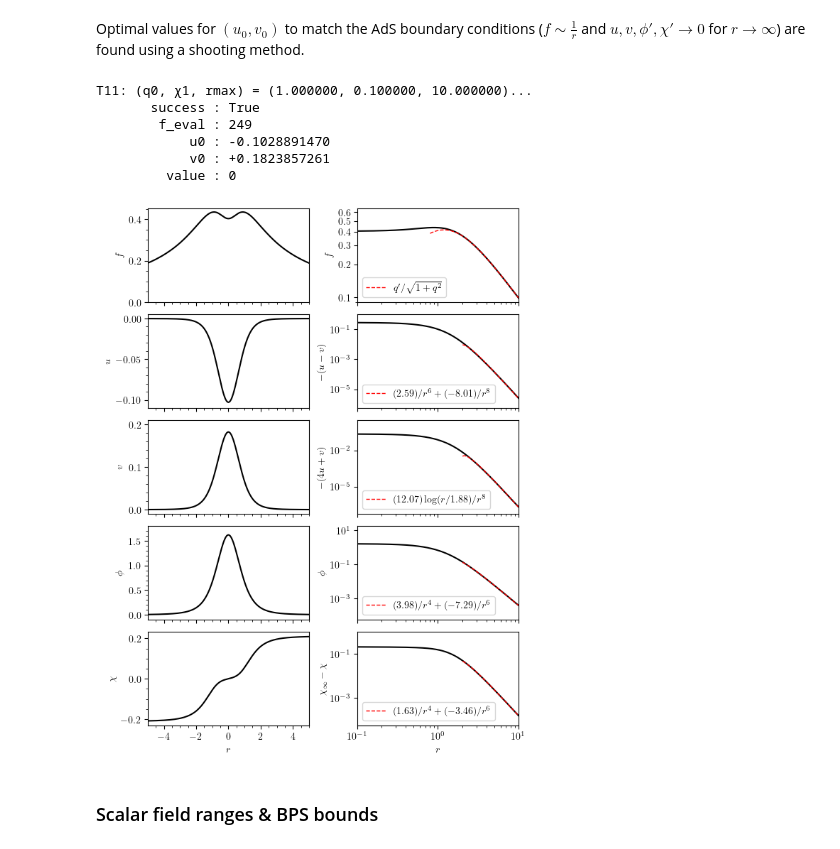
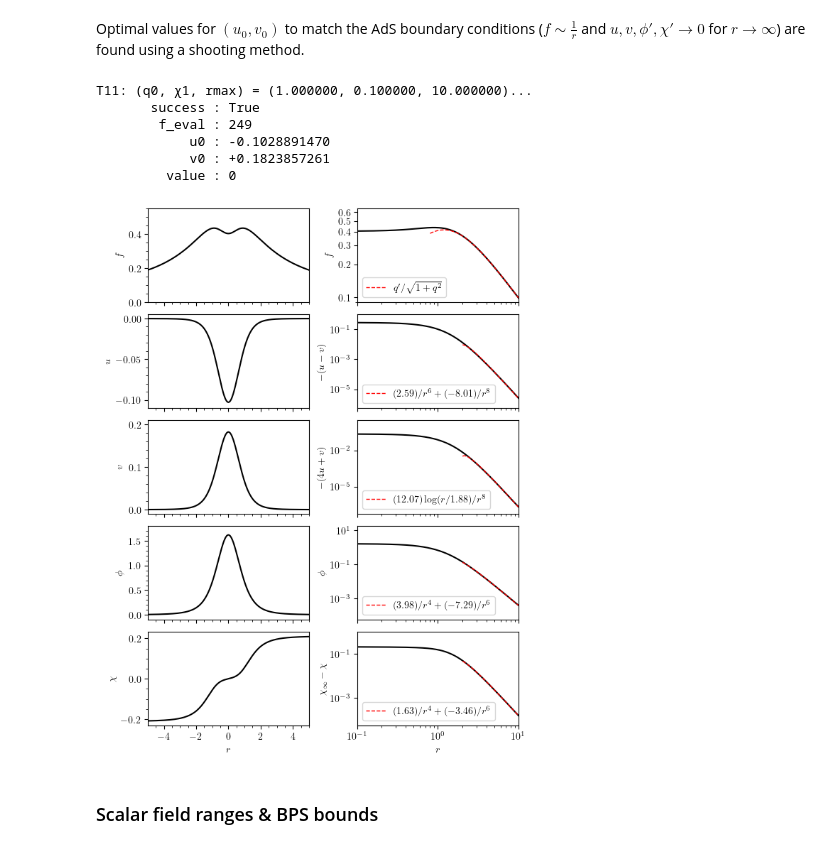
Before and after one commit to gloges/typeII-wormholes, a Jupyter notebook: wormholes.ipynb, the cells around one changed output. Saved outputs shown, nothing was run; the diff lists cells and outputs as text; code cells hidden in the pictures.

```diff
--- a/wormholes.ipynb
+++ b/wormholes.ipynb
@@ -518,37 +518,37 @@ for ax in axes[:,1]:
     ax.set_yscale('log')
     ax.legend(loc='lower left')
 
-axes[0,0].set_ylim(0)
+axes[0,0].set_ylim(0, 0.55)
 axes[1,0].set_ylim(-0.11)
 axes[2,0].set_ylim(-0.01, 0.21)
 axes[3,0].set_ylim(-0.1, 1.8)
 axes[0,1].set_ylim(0.09, 0.65)
 yticks = np.arange(0.1, 0.7, 0.1)
 axes[0,1].set_yticks(yticks, labels=[r'${:.1f}$'.format(y) for y in yticks])
 axes[1,1].set_ylim(10**-6.25, 1)
 axes[2,1].set_ylim(10**-7.25, 10**0.5)
 axes[3,1].set_ylim(10**-4.25, 10**1.25)
 axes[4,1].set_ylim(10**-4.25, 1)
 
 axes[3,0].set_xlim(-5*q0, 5*q0)
 axes[3,1].set_xlim(0.1*q0, rmax)
 axes[3,1].set_xscale('log')
 
 for ax in axes.ravel():
     ax.minorticks_on()
 
 plt.tight_layout()
 plt.subplots_adjust(left=0.11, right=0.98, top=0.99, bottom=0.08, wspace=0.3, hspace=0.13)
 # plt.savefig('images/T11_profiles_ex1.png', dpi=300)
 plt.show()
 # %% [output]
 T11: (q0, χ1, rmax) = (1.000000, 0.100000, 10.000000)...
        success : True
         f_eval : 249
             u0 : -0.1028891470
             v0 : +0.1823857261
          value : 0
-[figure, old version]
+[figure, new version]
 # %% [markdown]
 ### Scalar field ranges & BPS bounds
 # %% [markdown]
```
Also changed, not shown: parts of 1 cell of this notebook, 2 other files.
